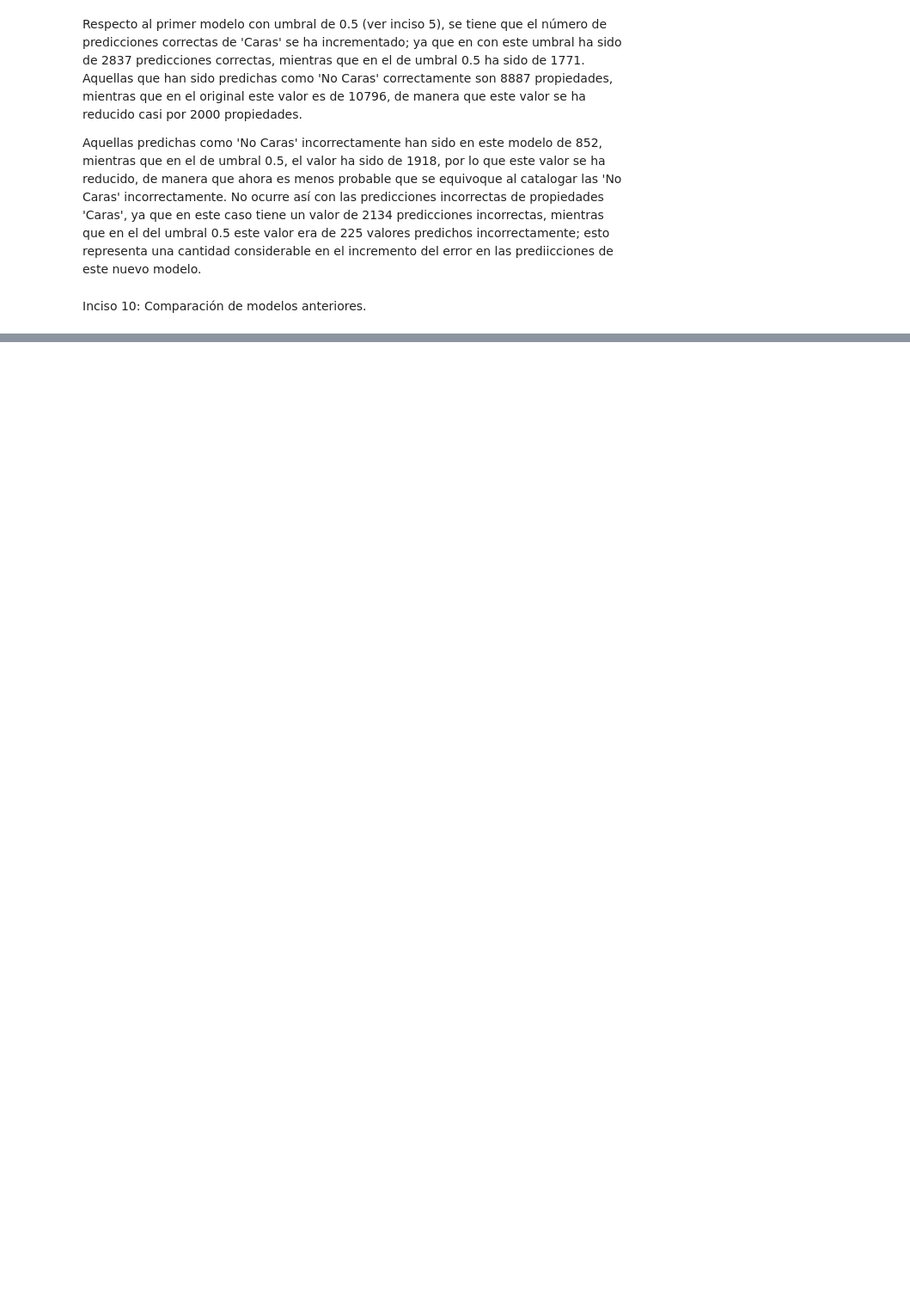
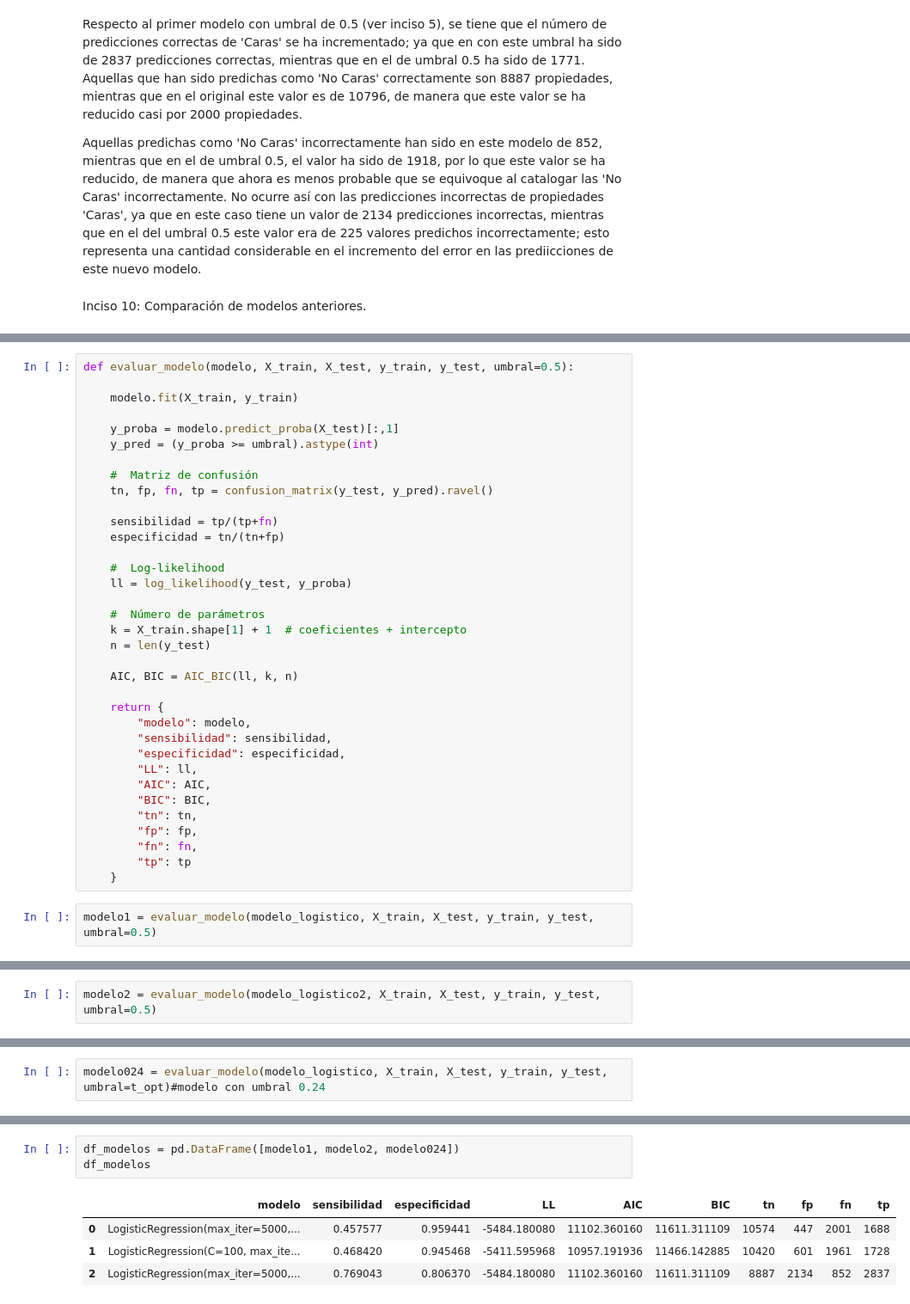
Before and after one commit to ricrod01/LABORATORIO_7_MD, a Jupyter notebook: Incisos7-10.ipynb, the cells around one changed output, grey strips where cells are left out. Shown at 86% size. Drawn from its saved outputs; the diff is of its cells as text; blank space fills up the shorter version.

```diff
--- a/Incisos7-10.ipynb
+++ b/Incisos7-10.ipynb
@@ -251,0 +271,37 @@ Inciso 10: Comparación de modelos anteriores.
+# %%
+def evaluar_modelo(modelo, X_train, X_test, y_train, y_test, umbral=0.5):
+
+    modelo.fit(X_train, y_train)
+
+    y_proba = modelo.predict_proba(X_test)[:,1]
+    y_pred = (y_proba >= umbral).astype(int)
+
+    #  Matriz de confusión
+    tn, fp, fn, tp = confusion_matrix(y_test, y_pred).ravel()
+
+    sensibilidad = tp/(tp+fn)
+    especificidad = tn/(tn+fp)
+
+    #  Log-likelihood
+    ll = log_likelihood(y_test, y_proba)
+
+    #  Número de parámetros
+    k = X_train.shape[1] + 1  # coeficientes + intercepto
+    n = len(y_test)
+
+    AIC, BIC = AIC_BIC(ll, k, n)
+
+    return {
+        "modelo": modelo,
+        "sensibilidad": sensibilidad,
+        "especificidad": especificidad,
+        "LL": ll,
+        "AIC": AIC,
+        "BIC": BIC,
+        "tn": tn,
+        "fp": fp,
+        "fn": fn,
+        "tp": tp
+    }
+# %%
+modelo1 = evaluar_modelo(modelo_logistico, X_train, X_test, y_train, y_test, umbral=0.5)
@@ -251,0 +317,2 @@ Inciso 10: Comparación de modelos anteriores.
+# %%
+modelo2 = evaluar_modelo(modelo_logistico2, X_train, X_test, y_train, y_test, umbral=0.5)
@@ -251,0 +328,2 @@ Inciso 10: Comparación de modelos anteriores.
+# %%
+modelo024 = evaluar_modelo(modelo_logistico, X_train, X_test, y_train, y_test, umbral=t_opt)#modelo con umbral 0.24
@@ -251,0 +339,8 @@ Inciso 10: Comparación de modelos anteriores.
+# %%
+df_modelos = pd.DataFrame([modelo1, modelo2, modelo024])
+df_modelos
+# %% [output]
+|  | modelo | sensibilidad | especificidad | LL | AIC | BIC | tn | fp | fn | tp |
+| 0 | LogisticRegression(max_iter=5000,... | 0.457577 | 0.959441 | -5484.180080 | 11102.360160 | 11611.311109 | 10574 | 447 | 2001 | 1688 |
+| 1 | LogisticRegression(C=100, max_ite... | 0.468420 | 0.945468 | -5411.595968 | 10957.191936 | 11466.142885 | 10420 | 601 | 1961 | 1728 |
+| 2 | LogisticRegression(max_iter=5000,... | 0.769043 | 0.806370 | -5484.180080 | 11102.360160 | 11611.311109 | 8887 | 2134 | 852 | 2837 |
```
Also changed, not shown: parts of 7 cells of this notebook.
